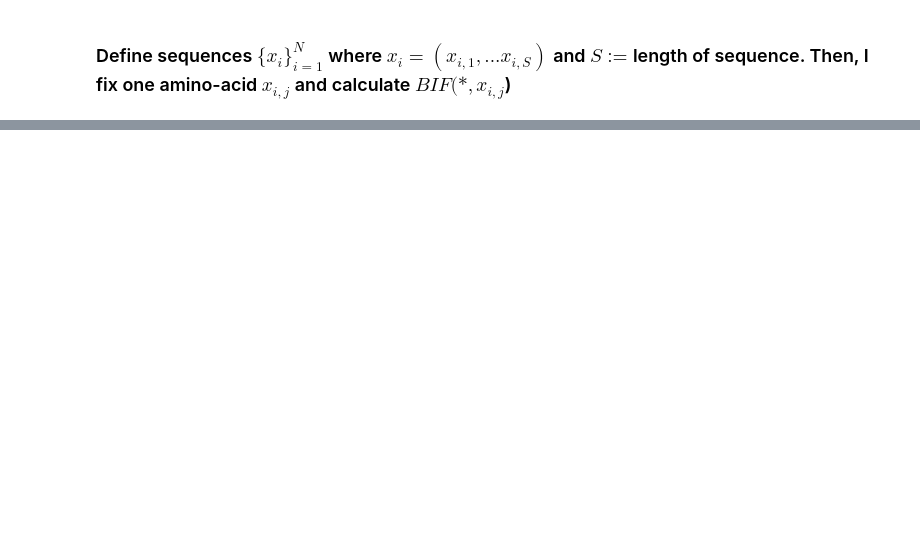
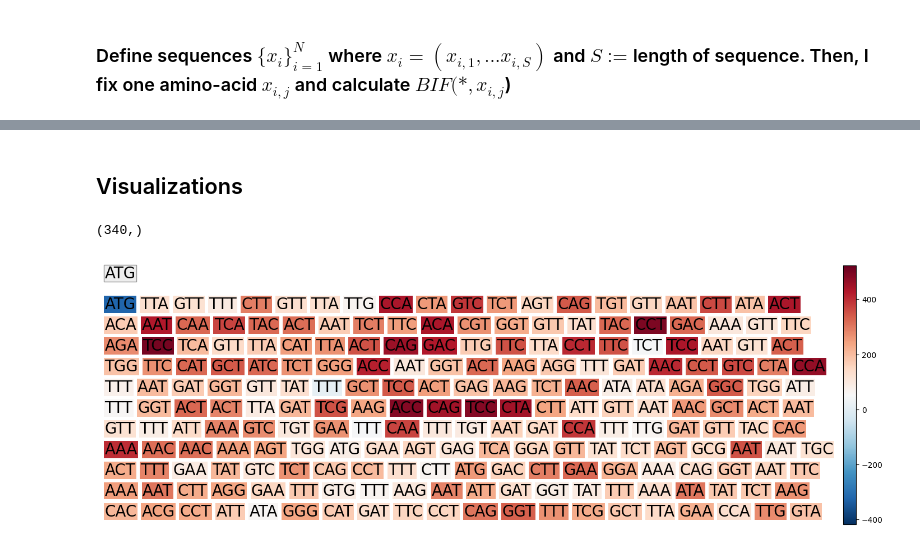
Before and after one commit to blab/sequence-vaes, a Jupyter notebook: ideas_exploration/ESM_BIF.ipynb, the cells around one changed output, grey strips where cells are left out. Drawn from its saved outputs; the diff is of its cells as text; code cells hidden in the pictures; blank space fills up the shorter version.

```diff
--- a/ideas_exploration/ESM_BIF.ipynb
+++ b/ideas_exploration/ESM_BIF.ipynb
@@ -20,6 +33,7 @@ from devinterp.utils import (
 ## Data preparation
 # %%
 MAX_TOKEN_LENGTH = 1020
+BATCH_SIZE=60
 num_masks = 3
 
 TEST_SEQ = 1
@@ -105,7 +122,6 @@ print(bif_labels.shape)
 torch.Size([340, 1020])
 torch.Size([340, 1020])
 # %%
-BATCH_SIZE=40
 bif_dataloader = torch.utils.data.DataLoader(list(zip(zip(bif_inputs["input_ids"], bif_inputs["attention_mask"]), bif_labels)), batch_size=BATCH_SIZE, shuffle=False, drop_last=False)
 # %%
 test_seq = tokenizer(text=masked_seqs[TEST_TOKEN], return_tensors="pt", add_special_tokens=False, truncation=False)
@@ -191,0 +232,68 @@ sgld_dataloader = torch.utils.data.DataLoader(zip(sgld_inputs, sgld_labels), bat
+# %% [markdown]
+## Visualizations
+# %%
+test_seq = "".join(str_sequences[TEST_SEQ])
+test_seq = ["<%s>"%(test_seq[num_masks * i : num_masks * (i+1)]) for i in range(len(test_seq) // num_masks)]
+
+computed_influences = ESM_BIF["BIF"].squeeze(-1)
+# %%
+print(computed_influences.shape)
+# %% [output]
+(340,)
+# %%
+NUM_BINS = 100
+DISP_BATCH = 20
+cmap = mpl.colormaps['RdBu_r']
+colors = cmap(np.linspace(0, 1, NUM_BINS))
+
+def rgb_to_hex(r, g, b):
+    return "#{:02X}{:02X}{:02X}".format(int(r*255), int(g*255), int(b*255))
+
+def normalize(arr, num_bins=NUM_BINS):
+    norm_arr = arr / (2*np.max(arr)) + 0.5
+    bin_arr = np.digitize(norm_arr, np.linspace(0, 1, num_bins-1))
+    return bin_arr
+# %%
+fig,arr = plt.subplots(1,1,figsize=(20,6))
+arr.axis((0,5,0,5))
+i = 0
+norm_influences = normalize(computed_influences)
+
+ax_text(
+        x=0,  # position on x-axis
+        y=5,  # position on y-axis
+        s=test_seq[TEST_TOKEN],
+        fontsize=20,
+        ax=arr,
+        highlight_textprops=[
+            {"bbox": {"edgecolor": "#969696",
+                      "facecolor": "#EEEEEE",
+                      "linewidth": 1,
+                      "pad": 1}}
+        ]
+    )
+
+while (i * 20 < len(test_seq)):
+    subseq = test_seq[i * DISP_BATCH : (i + 1) * DISP_BATCH]
+    influences = norm_influences[i * DISP_BATCH : (i + 1) * DISP_BATCH]
+    ax_text(
+        x=0,  # position on x-axis
+        y=4.4 - 0.4 * i,  # position on y-axis
+        s=" ".join(subseq),
+        fontsize=20,
+        ax=arr,
+        highlight_textprops=[
+            {"bbox": {"edgecolor": "#FFFFFF",
+                      "facecolor": colors[influences[i]],
+                      "linewidth": 0,
+                      "pad": 1}} for i in range(len(subseq))
+        ]
+    )
+    i += 1
+    if i > 10:
+        break
+arr.set_axis_off()
+fig.colorbar(mpl.cm.ScalarMappable(norm=mpl.colors.Normalize(np.min(computed_influences), np.max(computed_influences)), cmap='RdBu_r'), ax=arr)
+plt.show()
+# %% [output]
+[figure, added]
```
Also changed, not shown: parts of 8 cells of this notebook, 1 other file.
